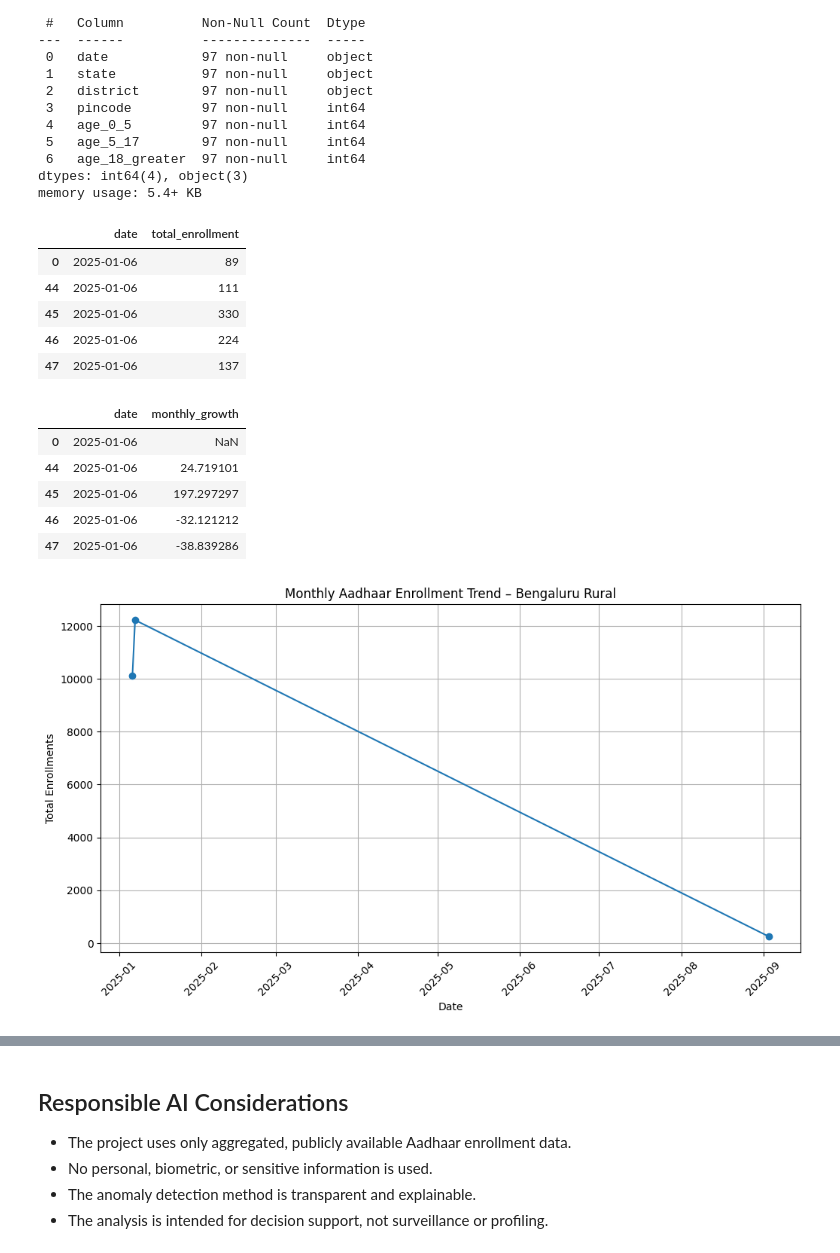
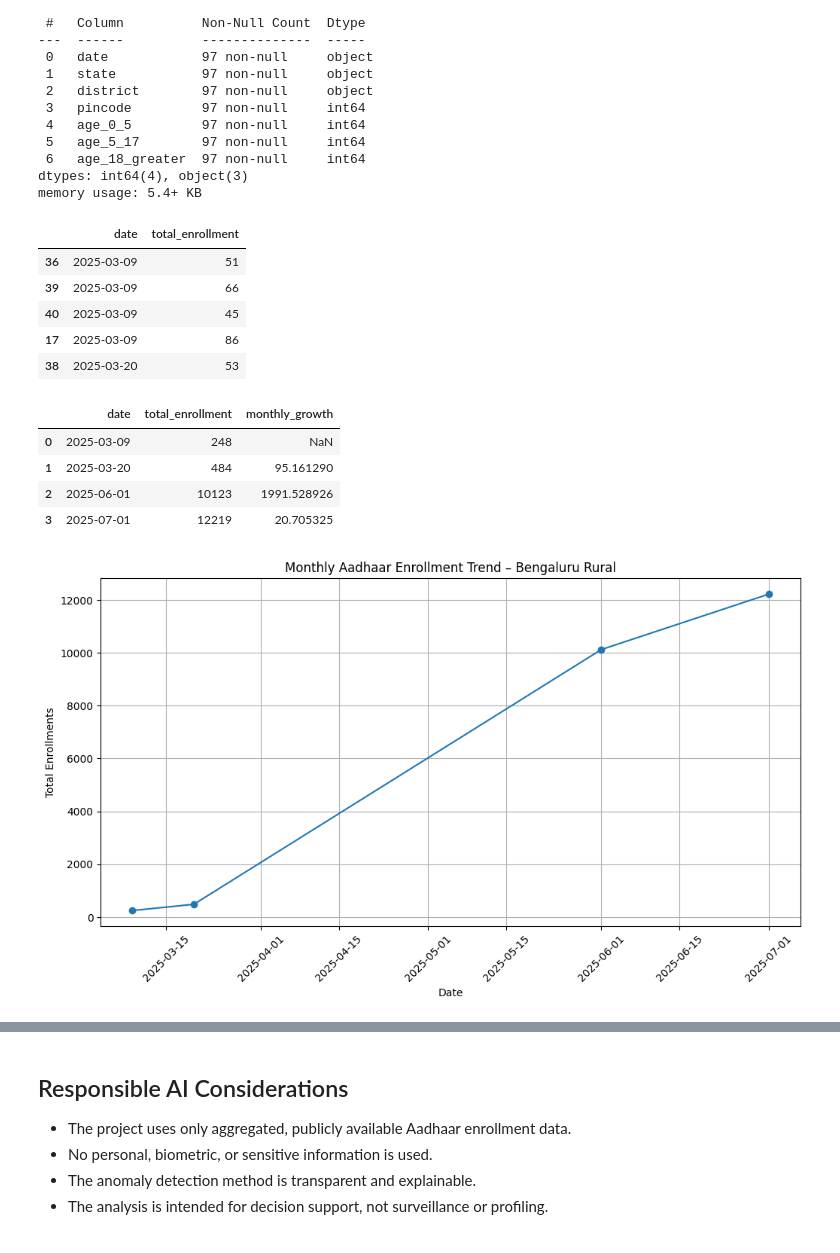
Before and after one commit to VinodhKumar-G/Aadhar-Enrollment-Anomaly-Detection, a Jupyter notebook: Notebook/Analysis.ipynb, the cells around one changed output, grey strips where cells are left out. Cells and saved outputs as stored; diff of their text form; code cells hidden in the pictures.

```diff
--- a/Notebook/Analysis.ipynb
+++ b/Notebook/Analysis.ipynb
@@ -38,7 +38,7 @@ Data columns (total 7 columns):
 dtypes: int64(4), object(3)
 memory usage: 5.4+ KB
 # %%
-df['date'] = pd.to_datetime(df['date'], errors='coerce')
+df['date'] = pd.to_datetime(df['date'], format='%d-%m-%Y', errors='coerce')
 df = df.dropna(subset=['date'])
 df = df.sort_values('date')
 # %%
@@ -51,35 +51,35 @@ df['total_enrollment'] = (
 df[['date', 'total_enrollment']].head()
 # %% [output]
 |  | date | total_enrollment |
-| 0 | 2025-01-06 | 89 |
-| 44 | 2025-01-06 | 111 |
-| 45 | 2025-01-06 | 330 |
-| 46 | 2025-01-06 | 224 |
-| 47 | 2025-01-06 | 137 |
+| 36 | 2025-03-09 | 51 |
+| 39 | 2025-03-09 | 66 |
+| 40 | 2025-03-09 | 45 |
+| 17 | 2025-03-09 | 86 |
+| 38 | 2025-03-20 | 53 |
 # %%
-df['monthly_growth'] = df['total_enrollment'].pct_change() * 100
-df[['date', 'monthly_growth']].head()
+monthly_df = df.groupby('date')['total_enrollment'].sum().reset_index().sort_values('date')
+monthly_df['monthly_growth'] = monthly_df['total_enrollment'].pct_change() * 100
+monthly_df[['date', 'total_enrollment', 'monthly_growth']].head()
 # %% [output]
-|  | date | monthly_growth |
-| 0 | 2025-01-06 | NaN |
-| 44 | 2025-01-06 | 24.719101 |
-| 45 | 2025-01-06 | 197.297297 |
-| 46 | 2025-01-06 | -32.121212 |
-| 47 | 2025-01-06 | -38.839286 |
+|  | date | total_enrollment | monthly_growth |
+| 0 | 2025-03-09 | 248 | NaN |
+| 1 | 2025-03-20 | 484 | 95.161290 |
+| 2 | 2025-06-01 | 10123 | 1991.528926 |
+| 3 | 2025-07-01 | 12219 | 20.705325 |
 # %%
-monthly_df = df.groupby('date')['total_enrollment'].sum().reset_index()
+# monthly_df is already defined
 
 plt.figure(figsize=(12,6))
 plt.plot(monthly_df['date'], monthly_df['total_enrollment'], marker='o')
 plt.title("Monthly Aadhaar Enrollment Trend – Bengaluru Rural")
 plt.xlabel("Date")
 plt.ylabel("Total Enrollments")
 plt.xticks(rotation=45)
 plt.grid(True)
 plt.savefig("../Visuals/monthly_trend.png", bbox_inches="tight")
 plt.show()
 # %% [output]
-[figure, old version]
+[figure, new version]
 # %%
 age_monthly = df.groupby('date')[['age_0_5','age_5_17','age_18_greater']].sum().reset_index()
 
```
Also changed, not shown: parts of 8 cells of this notebook, 5 other files.
